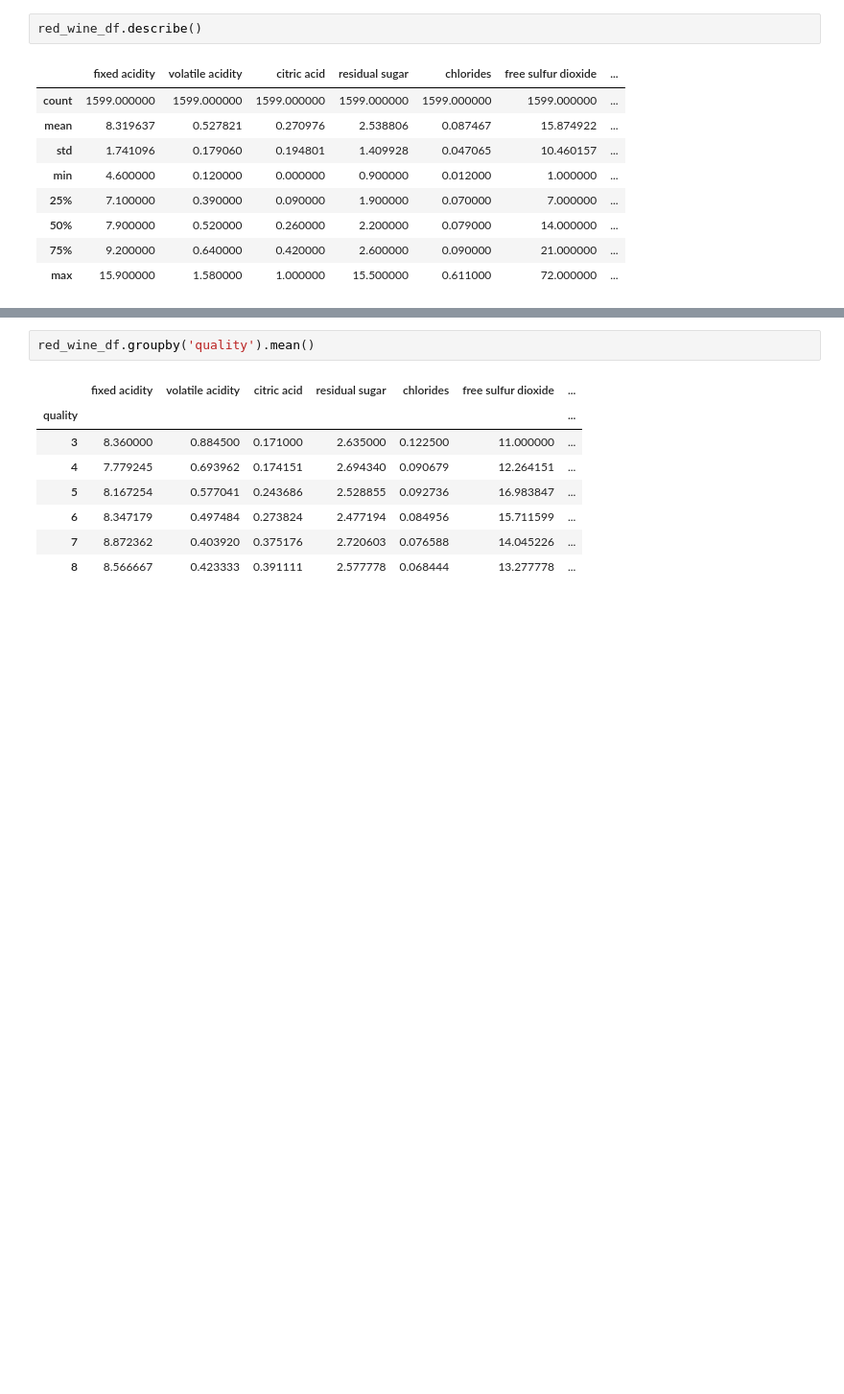
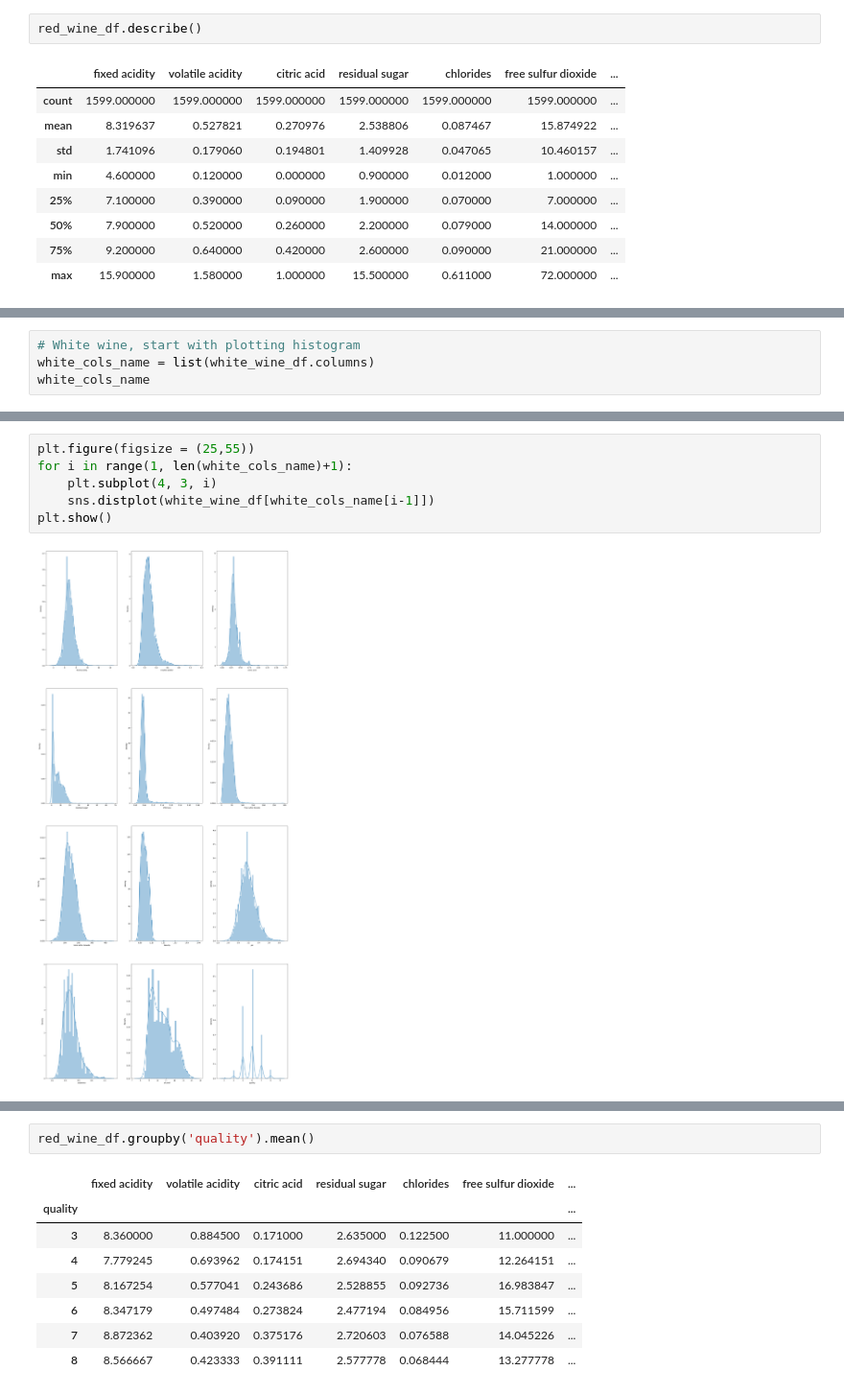
Before and after one commit to SALEMALIOKULLO/wine-quality-project-4, a Jupyter notebook: wine_quality_other_class.ipynb, the cells around one changed output, grey strips where cells are left out. Shown at 96% size. Cells and saved outputs as stored; diff of their text form; blank space fills up the shorter version.

```diff
--- a/wine_quality_other_class.ipynb
+++ b/wine_quality_other_class.ipynb
@@ -84,0 +176,4 @@ white_wine_df.corr()
+# %%
+# White wine, start with plotting histogram
+white_cols_name = list(white_wine_df.columns)
+white_cols_name
@@ -84,0 +193,8 @@ white_wine_df.corr()
+# %%
+plt.figure(figsize = (25,55))
+for i in range(1, len(white_cols_name)+1):
+    plt.subplot(4, 3, i)
+    sns.distplot(white_wine_df[white_cols_name[i-1]])
+plt.show()
+# %% [output]
+[figure, added]
```
Also changed, not shown: parts of 16 cells of this notebook.
